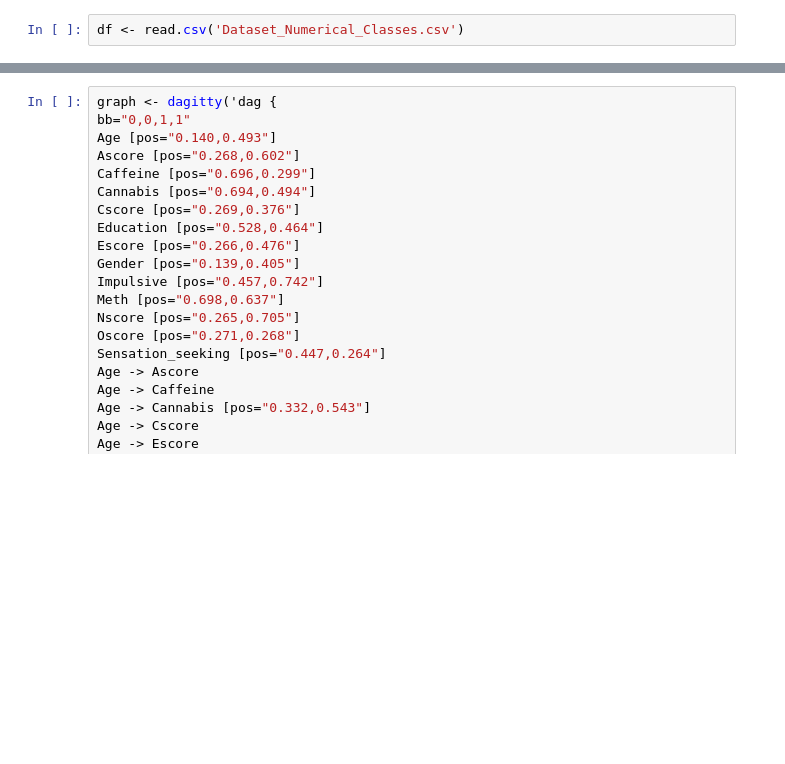
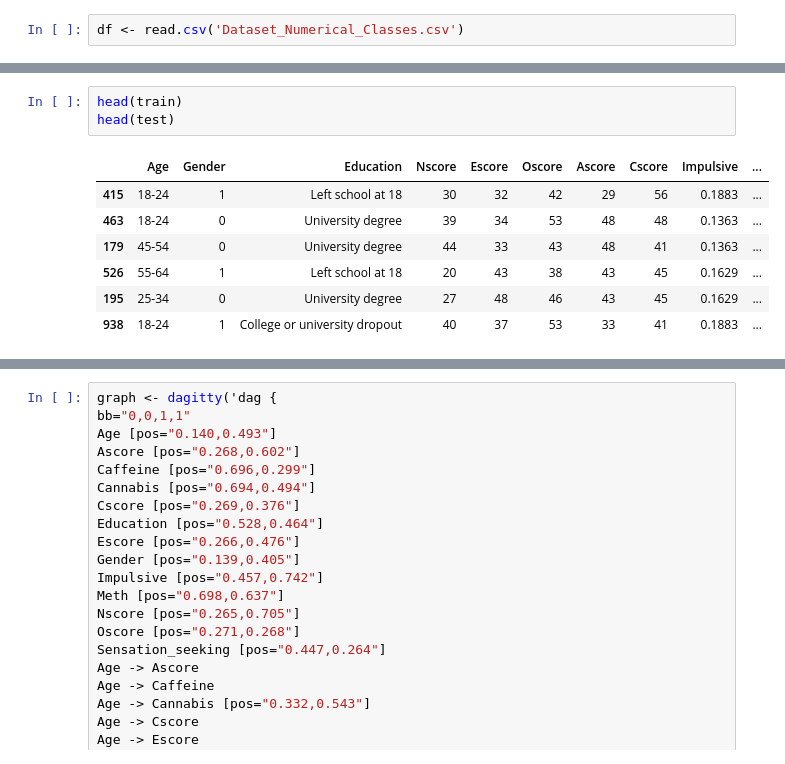
Before and after one commit to prat8897/BayesianNetworkAssignment, a Jupyter notebook: Network_Building_Testing.ipynb, the cells around one changed output, grey strips where cells are left out. Saved outputs shown, nothing was run; the diff lists cells and outputs as text; blank space fills up the shorter version.

```diff
--- a/Network_Building_Testing.ipynb
+++ b/Network_Building_Testing.ipynb
@@ -69,0 +106,11 @@ df
+# %%
+head(train)
+head(test)
+# %% [output]
+|  | Age | Gender | Education | Nscore | Escore | Oscore | Ascore | Cscore | Impulsive | ... |
+| 415 | 18-24 | 1 | Left school at 18 | 30 | 32 | 42 | 29 | 56 | 0.1883 | ... |
+| 463 | 18-24 | 0 | University degree | 39 | 34 | 53 | 48 | 48 | 0.1363 | ... |
+| 179 | 45-54 | 0 | University degree | 44 | 33 | 43 | 48 | 41 | 0.1363 | ... |
+| 526 | 55-64 | 1 | Left school at 18 | 20 | 43 | 38 | 43 | 45 | 0.1629 | ... |
+| 195 | 25-34 | 0 | University degree | 27 | 48 | 46 | 43 | 45 | 0.1629 | ... |
+| 938 | 18-24 | 1 | College or university dropout | 40 | 37 | 53 | 33 | 41 | 0.1883 | ... |
```
Also changed, not shown: parts of 21 cells of this notebook.
